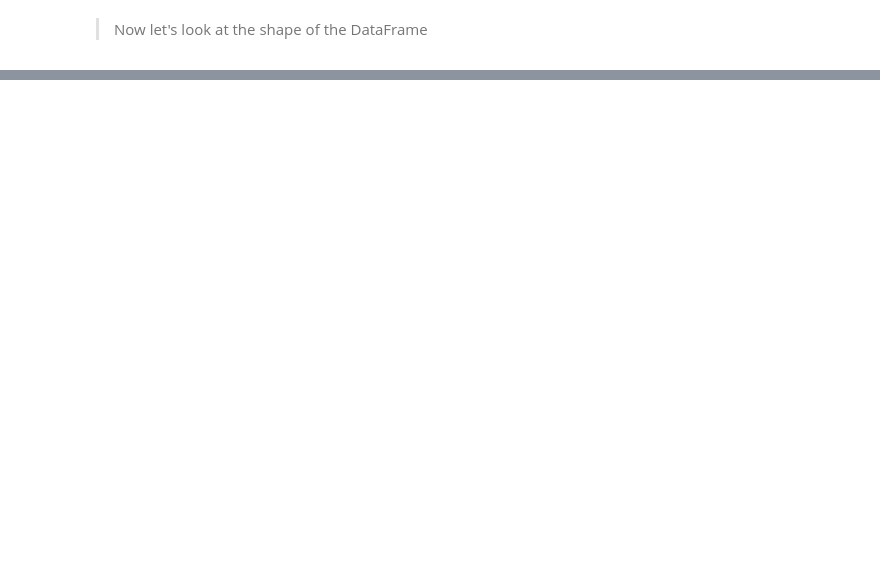
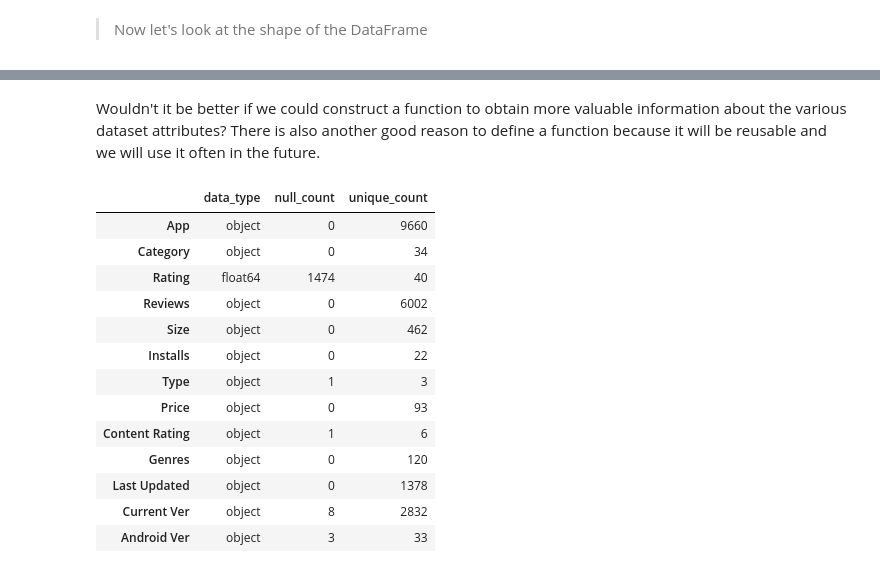
Before and after one commit to mdnawabali/Play-Store-App-Review, a Jupyter notebook: Play_Store_App_Review_Analysis_Capstone_Project.ipynb, the cells around one changed output, grey strips where cells are left out. Drawn from its saved outputs; the diff is of its cells as text; code cells hidden in the pictures; blank space fills up the shorter version.

```diff
--- a/Play_Store_App_Review_Analysis_Capstone_Project.ipynb
+++ b/Play_Store_App_Review_Analysis_Capstone_Project.ipynb
@@ -53,0 +82,28 @@ There are 64295 rows and 5 columns in the play store review dataset.
+# %% [markdown]
+Wouldn't it be better if we could construct a function to obtain more valuable information about the various dataset attributes? There is also another good reason to define a function because it will be reusable and we will use it often in the future.
+# %%
+# Defining a function
+def complete_info():
+    null = pd.DataFrame(index=play_store_df.columns)
+    null['data_type'] = play_store_df.dtypes
+    null['null_count'] = play_store_df.isnull().sum()
+    null['unique_count'] = play_store_df.nunique()
+    return null
+# %%
+# Let’s call the function and see what it returns:
+complete_info()
+# %% [output]
+|  | data_type | null_count | unique_count |
+| App | object | 0 | 9660 |
+| Category | object | 0 | 34 |
+| Rating | float64 | 1474 | 40 |
+| Reviews | object | 0 | 6002 |
+| Size | object | 0 | 462 |
+| Installs | object | 0 | 22 |
+| Type | object | 1 | 3 |
+| Price | object | 0 | 93 |
+| Content Rating | object | 1 | 6 |
+| Genres | object | 0 | 120 |
+| Last Updated | object | 0 | 1378 |
+| Current Ver | object | 8 | 2832 |
+| Android Ver | object | 3 | 33 |
```
Also changed, not shown: parts of 19 cells of this notebook.
